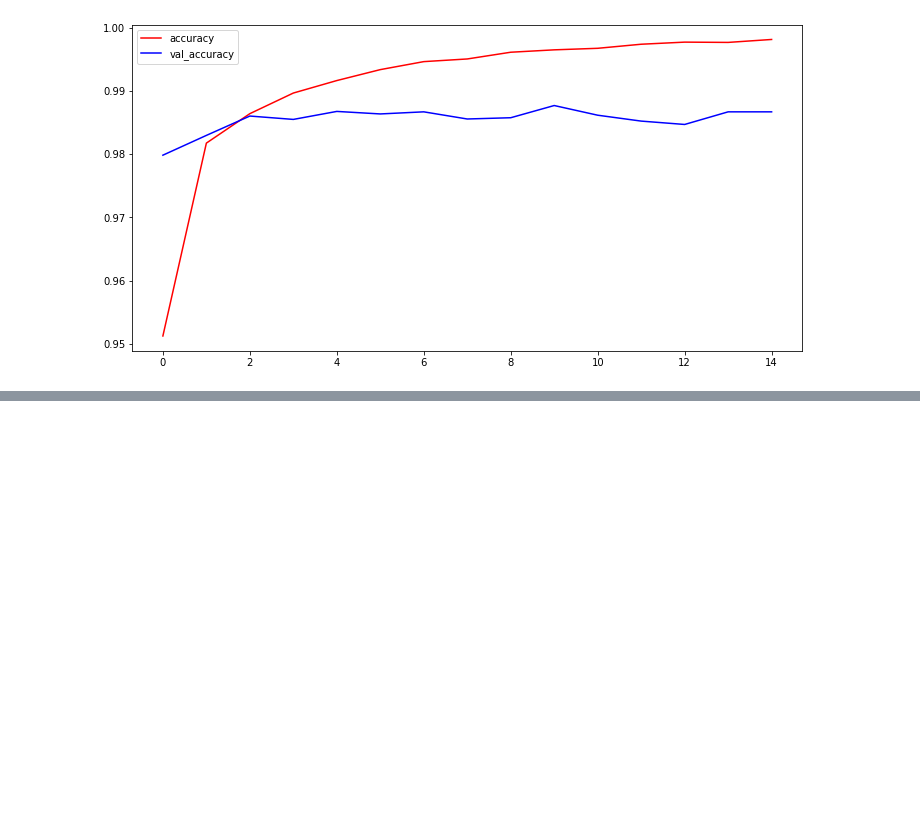
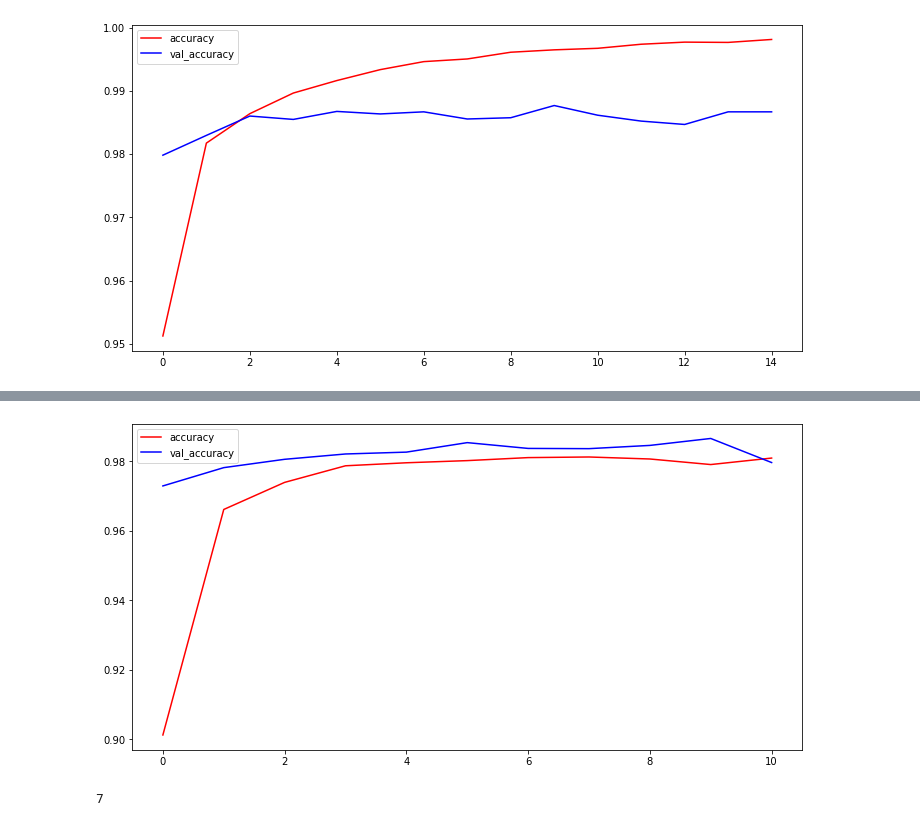
Before and after one commit to pad2012/Python2A, a Jupyter notebook: Dzien11/pad2021_cnn_digits_02.ipynb, the cells around one changed output, grey strips where cells are left out. Saved outputs shown, nothing was run; the diff lists cells and outputs as text; code cells hidden in the pictures; blank space fills up the shorter version.

```diff
--- a/Dzien11/pad2021_cnn_digits_02.ipynb
+++ b/Dzien11/pad2021_cnn_digits_02.ipynb
@@ -78,0 +152,33 @@ plot_accuracy(result)
+# %%
+# budowanie sieci CNN - v3
+
+X_train_cnn = X_train.reshape( X_train.shape[0], 28, 28, 1 )
+X_val_cnn = X_val.reshape( X_val.shape[0], 28, 28, 1 )
+X_test_cnn = X_test.reshape( X_test.shape[0], 28, 28, 1 )
+
+set_seed(0)
+model = Sequential()
+
+model.add( Conv2D(64, kernel_size=(3,3), input_shape=(28,28,1), activation="relu" ) )
+model.add( MaxPool2D(pool_size=(2,2))  )
+model.add( Dropout(.2) )
+
+model.add( Conv2D(128, kernel_size=(3,3),  activation="relu" ) )
+model.add( MaxPool2D(pool_size=(2,2))  )
+model.add( Dropout(.2) )
+
+
+model.add( Conv2D(64, kernel_size=(3,3),  activation="relu" ) )
+model.add( MaxPool2D(pool_size=(2,2))  )
+model.add( Dropout(.2) )
+
+model.add(Flatten())
+
+model.add(Dense(128, activation="relu"))
+model.add(Dense(10, activation="softmax"))
+
+es = tf.keras.callbacks.EarlyStopping(min_delta=0.01, patience=5, verbose=1)
+
+#kompilacja sieci
+model.compile(loss="sparse_categorical_crossentropy", metrics="accuracy")
+result = model.fit(X_train_cnn, y_train, epochs=15, validation_data=(X_val_cnn, y_val), callbacks=[es] )
@@ -78,0 +203,4 @@ plot_accuracy(result)
+# %%
+plot_accuracy(result)
+# %% [output]
+[figure, added]
@@ -78,0 +209,5 @@ plot_accuracy(result)
+# %%
+IMG_INDEX = 666
+y_test[IMG_INDEX]
+# %% [output]
+7
```
Also changed, not shown: parts of 13 cells of this notebook.
